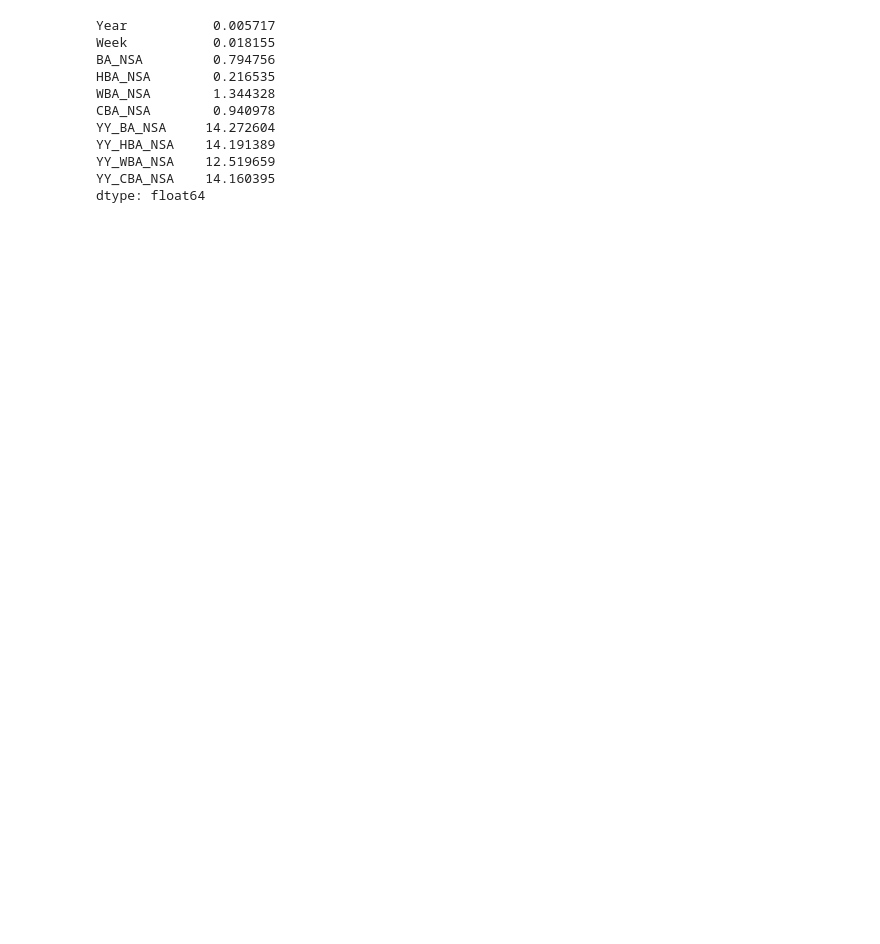
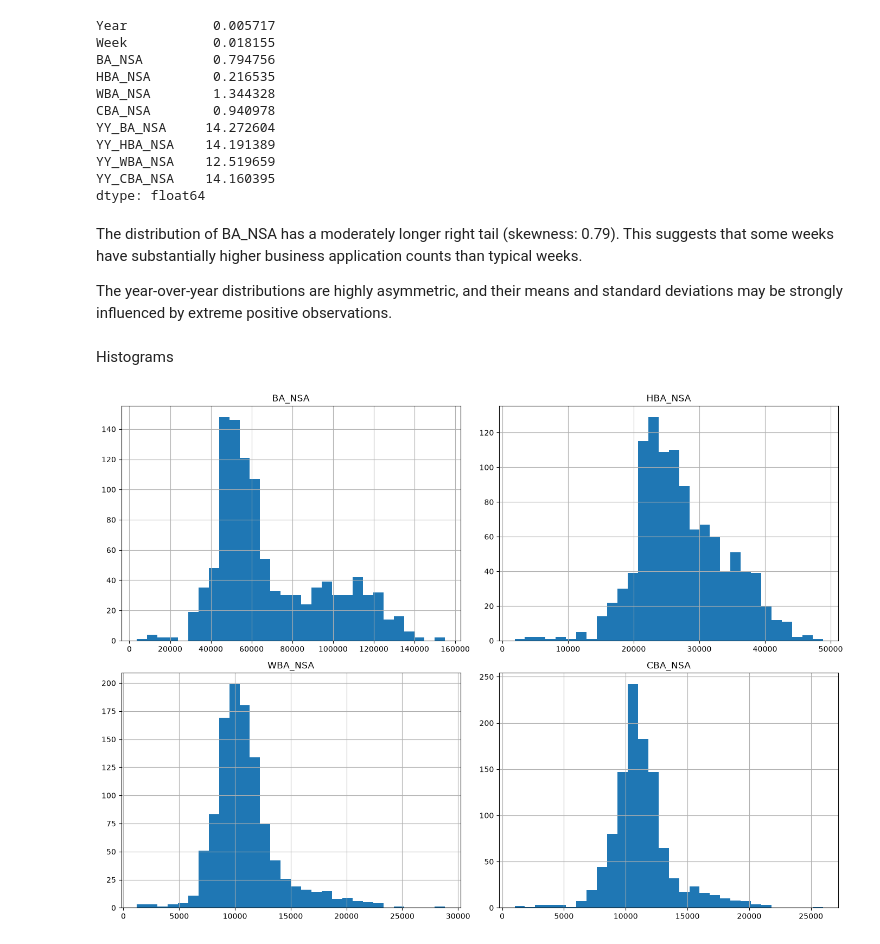
Before and after one commit to farzanehmasteri/EDA---US-Business-Formation-Statistics-Dataset, a Jupyter notebook: code.ipynb, the cells around one changed output. Cells and saved outputs as stored; diff of their text form; code cells hidden in the pictures; blank space fills up the shorter version.

```diff
--- a/code.ipynb
+++ b/code.ipynb
@@ -123,3 +190,17 @@ YY_HBA_NSA    14.191389
 YY_WBA_NSA    12.519659
 YY_CBA_NSA    14.160395
 dtype: float64
+# %% [markdown]
+The distribution of BA_NSA has a moderately longer right tail (skewness: 0.79). This suggests that some weeks have substantially higher business application counts than typical weeks.
+
+The year-over-year distributions are highly asymmetric, and their means and standard deviations may be strongly influenced by extreme positive observations.
+# %% [markdown]
+Histograms
+# %%
+numeric_cols = ["BA_NSA", "HBA_NSA", "WBA_NSA", "CBA_NSA"]
+df[numeric_cols].hist(figsize=(14, 10),bins=30)
+
+plt.tight_layout()
+plt.show()
+# %% [output]
+[figure, added]
```
Also changed, not shown: parts of 33 cells of this notebook.
